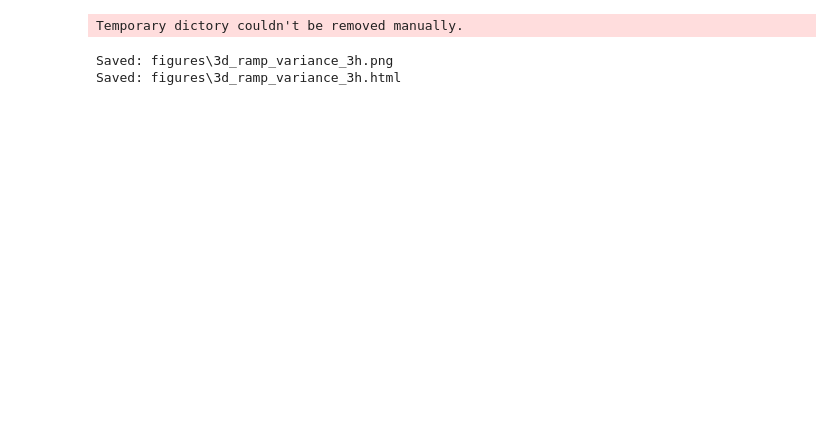
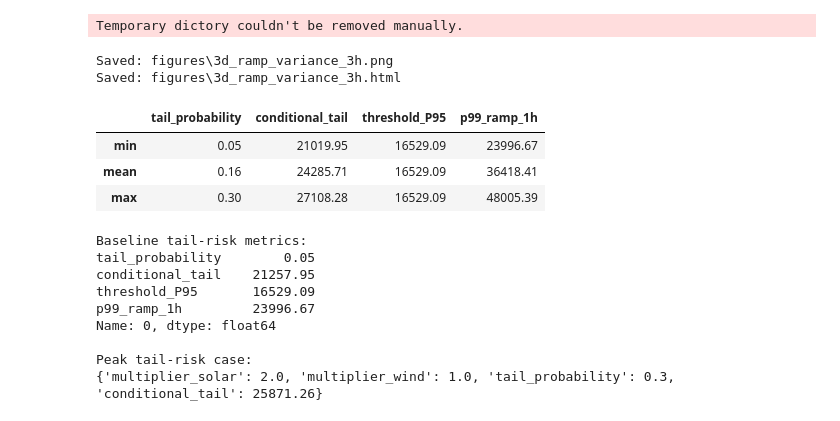
Before and after one commit to kylezlin-hub/Renewable-PowerGrid-Risk, a Jupyter notebook: notebooks/03_senario_generation.ipynb, the cells around one changed output. Saved outputs shown, nothing was run; the diff lists cells and outputs as text; code cells hidden in the pictures; blank space fills up the shorter version.

```diff
--- a/notebooks/03_senario_generation.ipynb
+++ b/notebooks/03_senario_generation.ipynb
@@ -269,3 +311,36 @@ plot_3D(sens_df, z_col='ramp_variance_3h')
 Temporary dictory couldn't be removed manually.
 Saved: figures\3d_ramp_variance_3h.png
 Saved: figures\3d_ramp_variance_3h.html
+# %%
+# Tail-risk summary for the sensitivity grid
+tail_df = sens_df.copy()
+tail_df['tail_probability'] = tail_df['risk'].apply(lambda risk: risk.get('tail_probability'))
+tail_df['conditional_tail'] = tail_df['risk'].apply(lambda risk: risk.get('conditional_tail'))
+tail_df['threshold_P95'] = tail_df['risk'].apply(lambda risk: risk.get('threshold_P95'))
+tail_df['p99_ramp_1h'] = tail_df['risk'].apply(lambda risk: risk.get('p99_ramp_1h'))
+
+summary_stats = tail_df[['tail_probability', 'conditional_tail', 'threshold_P95', 'p99_ramp_1h']].agg(['min', 'mean', 'max']).round(2)
+display(summary_stats)
+
+peak_tail = tail_df.loc[tail_df['tail_probability'].idxmax(), ['multiplier_solar', 'multiplier_wind', 'tail_probability', 'conditional_tail']]
+baseline_tail = tail_df.loc[(tail_df['multiplier_solar'] == 1.0) & (tail_df['multiplier_wind'] == 1.0), ['tail_probability', 'conditional_tail', 'threshold_P95', 'p99_ramp_1h']].iloc[0]
+
+print('Baseline tail-risk metrics:')
+print(baseline_tail.round(2))
+print()
+print('Peak tail-risk case:')
+print({k: round(float(v), 2) if k in ['multiplier_solar', 'multiplier_wind', 'tail_probability', 'conditional_tail'] else v for k, v in peak_tail.to_dict().items()})
+# %% [output]
+|  | tail_probability | conditional_tail | threshold_P95 | p99_ramp_1h |
+| min | 0.05 | 21019.95 | 16529.09 | 23996.67 |
+| mean | 0.16 | 24285.71 | 16529.09 | 36418.41 |
+| max | 0.30 | 27108.28 | 16529.09 | 48005.39 |
+Baseline tail-risk metrics:
+tail_probability        0.05
+conditional_tail    21257.95
+threshold_P95       16529.09
+p99_ramp_1h         23996.67
+Name: 0, dtype: float64
+
+Peak tail-risk case:
+{'multiplier_solar': 2.0, 'multiplier_wind': 1.0, 'tail_probability': 0.3, 'conditional_tail': 25871.26}
```
Also changed, not shown: parts of 4 cells of this notebook, 1 other file.
